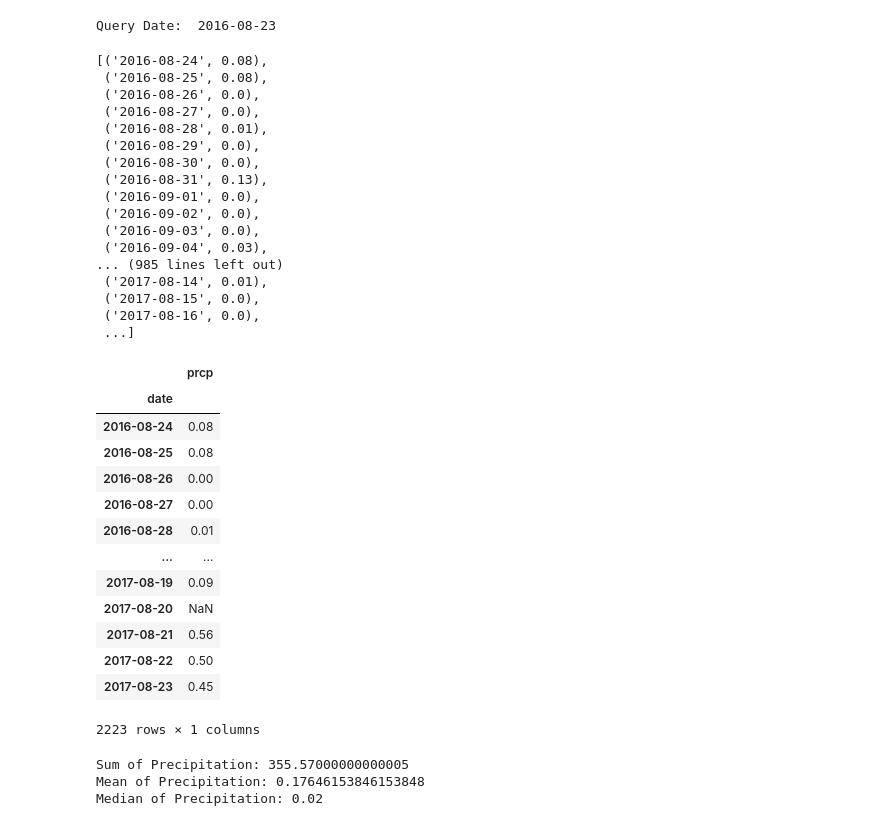
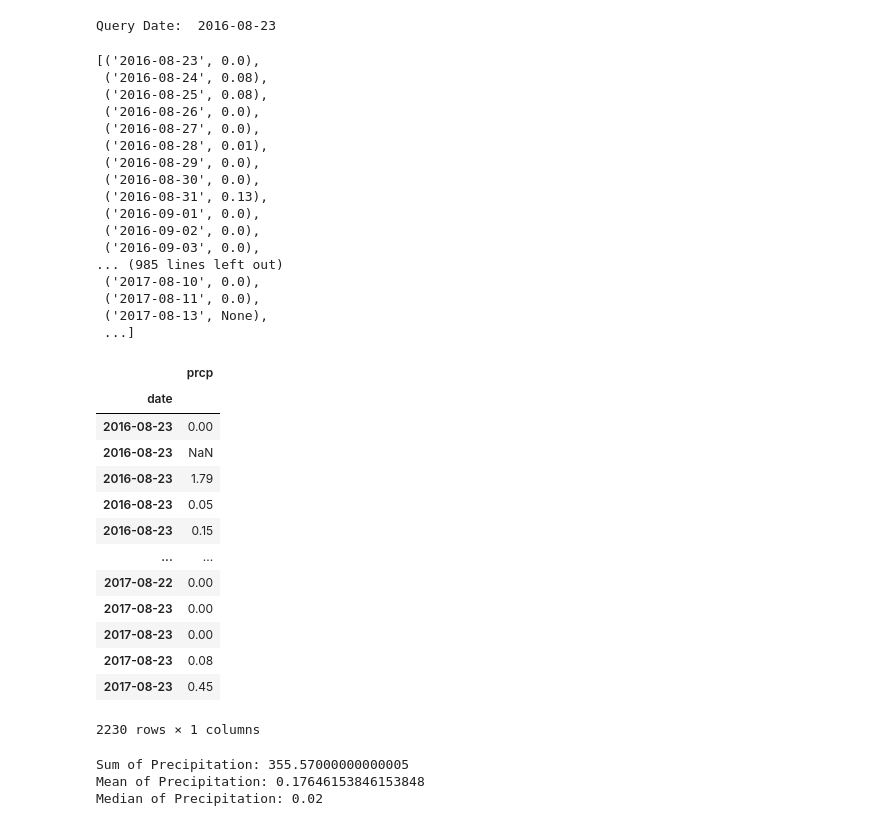
Before and after one commit to cassfolk/HW.Folkers, a Jupyter notebook: 08-sqlalchemy-challenge/climate_starter.ipynb, the cells around one changed output. Saved outputs shown, nothing was run; the diff lists cells and outputs as text; code cells hidden in the pictures.

```diff
--- a/08-sqlalchemy-challenge/climate_starter.ipynb
+++ b/08-sqlalchemy-challenge/climate_starter.ipynb
@@ -61,12 +61,15 @@ sel = [Measurement.date,
       Measurement.prcp]
 
 last_12 = (session.query(*sel)
- .filter(Measurement.date > '2016-08-23')
+ .filter(Measurement.date >= '2016-08-23')
+ .filter(Measurement.date <= '2017-08-23')
+#  .group_by(Measurement.date) ### IF I DON'T DO THIS..then 2230 reults
  .all())
 
 last_12
 # %% [output]
-[('2016-08-24', 0.08),
+[('2016-08-23', 0.0),
+ ('2016-08-24', 0.08),
  ('2016-08-25', 0.08),
  ('2016-08-26', 0.0),
  ('2016-08-27', 0.0),
@@ -77,33 +80,34 @@ last_12
  ('2016-09-01', 0.0),
  ('2016-09-02', 0.0),
  ('2016-09-03', 0.0),
- ('2016-09-04', 0.03),
 ... (985 lines left out)
- ('2017-08-14', 0.01),
- ('2017-08-15', 0.0),
- ('2017-08-16', 0.0),
+ ('2017-08-10', 0.0),
+ ('2017-08-11', 0.0),
+ ('2017-08-13', None),
  ...]
 # %%
 # Save the query results as a Pandas DataFrame and set the index to the date column
 # Sort the dataframe by date
 last_12_df = pd.DataFrame(last_12)
-last_12_df.sort_values(by='date', ascending=True)
-last_12_df.set_index('date')
+last_12_index = last_12_df.set_index('date')
+last_12_sort = last_12_index.sort_values(by='date', ascending=True)
+
+last_12_sort
 # %% [output]
 |  | prcp |
 | date |  |
-| 2016-08-24 | 0.08 |
-| 2016-08-25 | 0.08 |
-| 2016-08-26 | 0.00 |
-| 2016-08-27 | 0.00 |
-| 2016-08-28 | 0.01 |
+| 2016-08-23 | 0.00 |
+| 2016-08-23 | NaN |
+| 2016-08-23 | 1.79 |
+| 2016-08-23 | 0.05 |
+| 2016-08-23 | 0.15 |
 | ... | ... |
-| 2017-08-19 | 0.09 |
-| 2017-08-20 | NaN |
-| 2017-08-21 | 0.56 |
-| 2017-08-22 | 0.50 |
+| 2017-08-22 | 0.00 |
+| 2017-08-23 | 0.00 |
+| 2017-08-23 | 0.00 |
+| 2017-08-23 | 0.08 |
 | 2017-08-23 | 0.45 |
-2223 rows × 1 columns
+2230 rows × 1 columns
 # %%
 # Use Pandas Plotting with Matplotlib to plot the data
 
```
Also changed, not shown: parts of 2 cells of this notebook.
